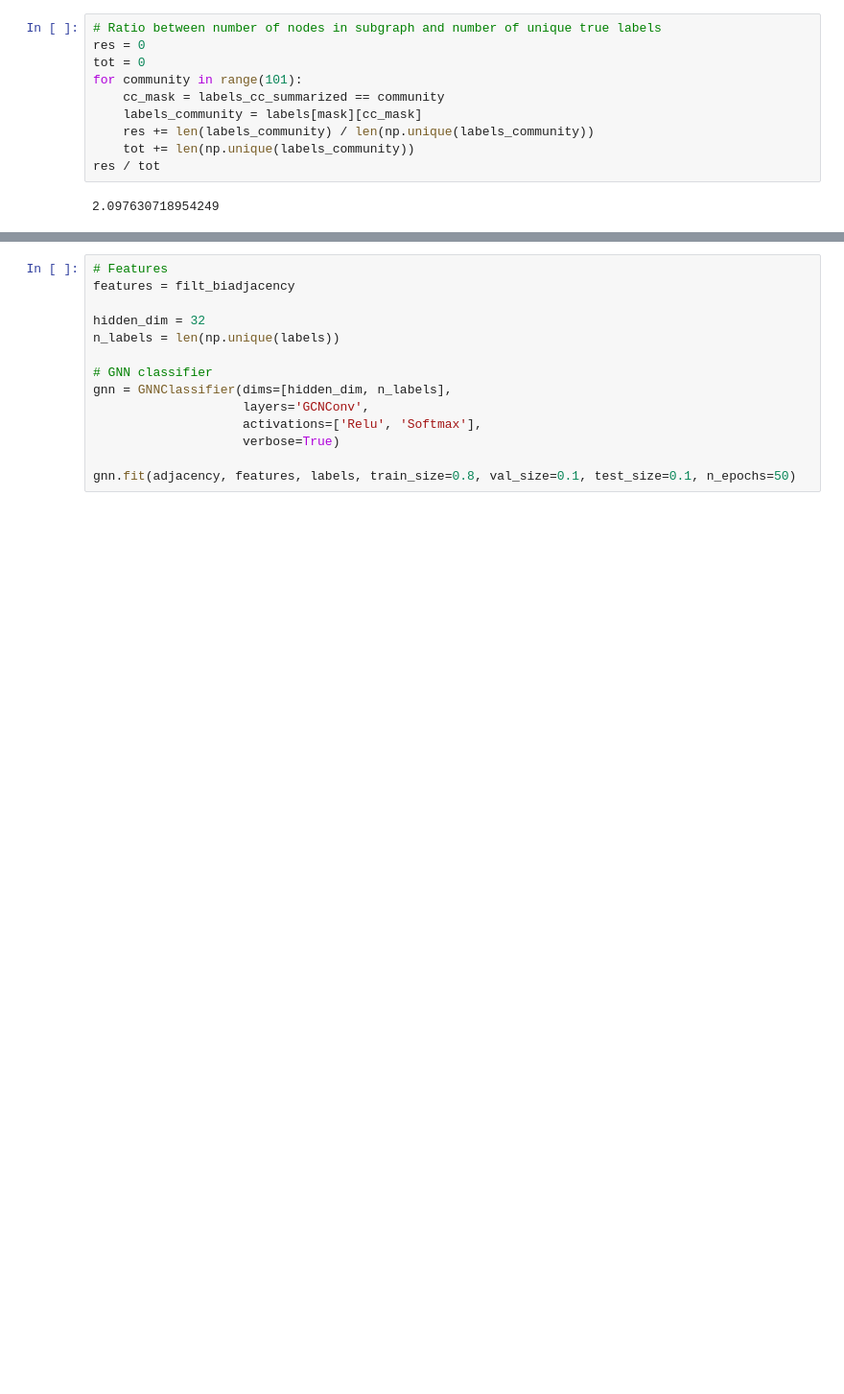
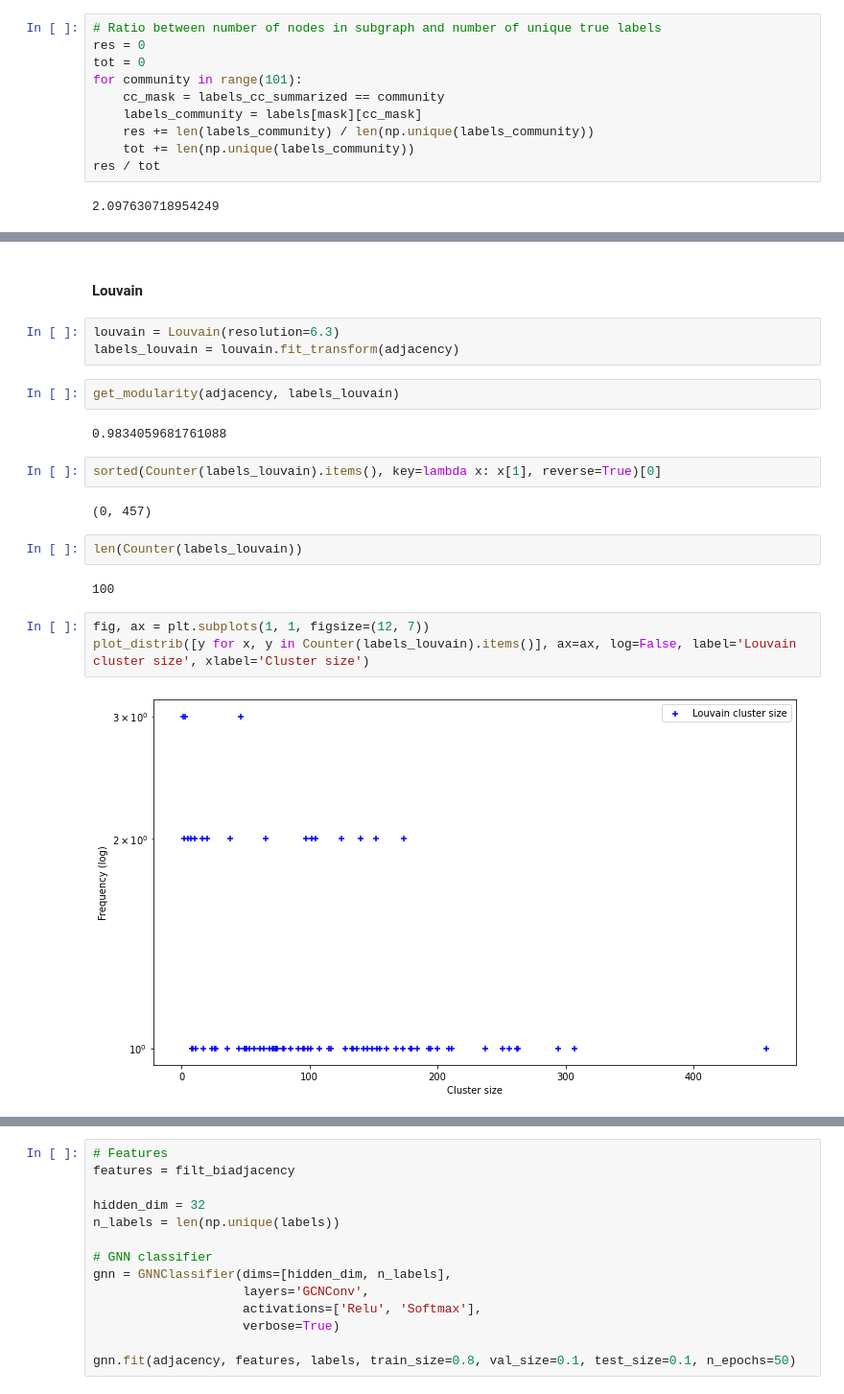
Before and after one commit to Co-MEG/CoMEG, a Jupyter notebook: notebooks/2_unexpected_concepts_wikivitals.ipynb, the cells around one changed output, grey strips where cells are left out. Shown at 96% size. Saved outputs shown, nothing was run; the diff lists cells and outputs as text; blank space fills up the shorter version.

```diff
--- a/notebooks/2_unexpected_concepts_wikivitals.ipynb
+++ b/notebooks/2_unexpected_concepts_wikivitals.ipynb
@@ -625,0 +627,22 @@ res / tot
+# %% [markdown]
+#### Louvain
+# %%
+louvain = Louvain(resolution=6.3)
+labels_louvain = louvain.fit_transform(adjacency)
+# %%
+get_modularity(adjacency, labels_louvain)
+# %% [output]
+0.9834059681761088
+# %%
+sorted(Counter(labels_louvain).items(), key=lambda x: x[1], reverse=True)[0]
+# %% [output]
+(0, 457)
+# %%
+len(Counter(labels_louvain))
+# %% [output]
+100
+# %%
+fig, ax = plt.subplots(1, 1, figsize=(12, 7))
+plot_distrib([y for x, y in Counter(labels_louvain).items()], ax=ax, log=False, label='Louvain cluster size', xlabel='Cluster size')
+# %% [output]
+[figure, added]
```
Also changed, not shown: parts of 16 cells of this notebook.
